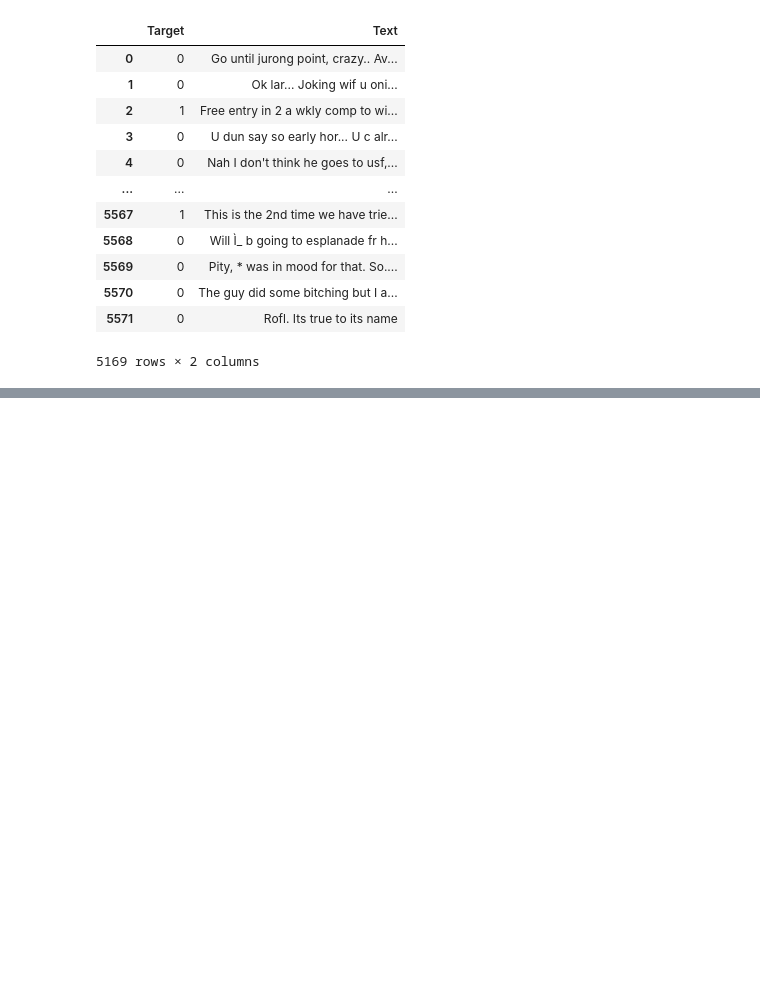
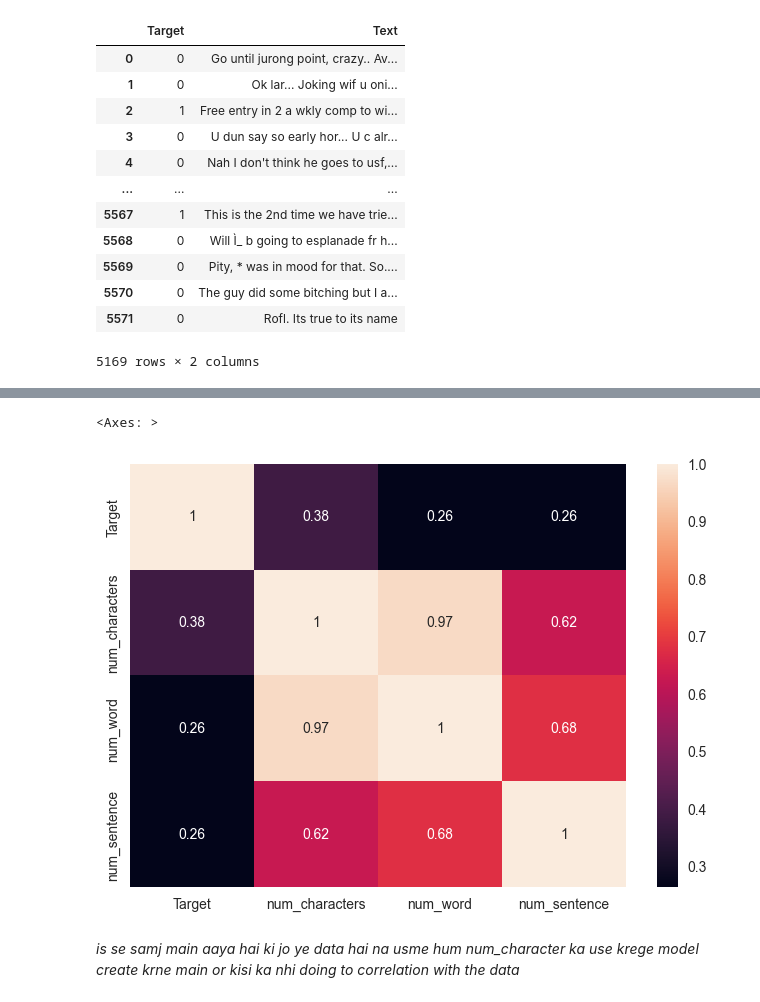
Before and after one commit to suyashmudgal/Machine__Learning, a Jupyter notebook: project2/sms_spam_detection.ipynb, the cells around one changed output, grey strips where cells are left out. Cells and saved outputs as stored; diff of their text form; code cells hidden in the pictures; blank space fills up the shorter version.

```diff
--- a/project2/sms_spam_detection.ipynb
+++ b/project2/sms_spam_detection.ipynb
@@ -93,0 +232,8 @@ df
+# %%
+sns.heatmap(df.corr(numeric_only=True), annot=True)
+# %% [output]
+<Axes: >
+[figure, added]
+# %% [markdown]
+
+*is se samj main aaya hai ki jo ye data hai na usme hum num_character ka use krege model create krne main or kisi ka nhi doing to correlation with the data*
```
Also changed, not shown: parts of 63 cells of this notebook, 1 other file.
